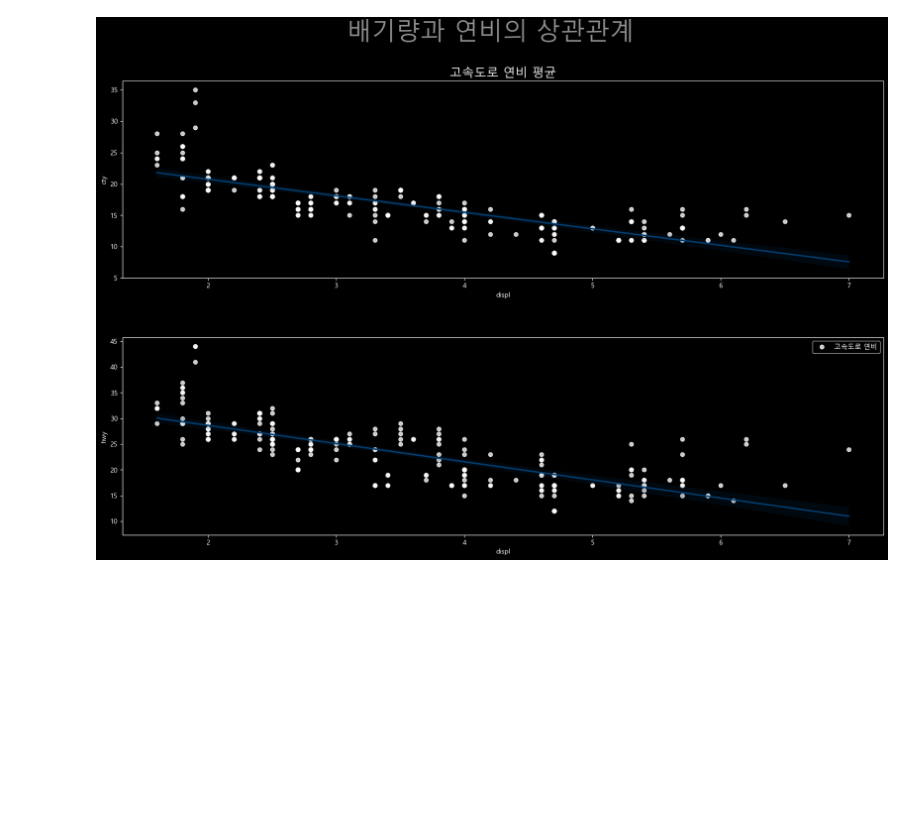
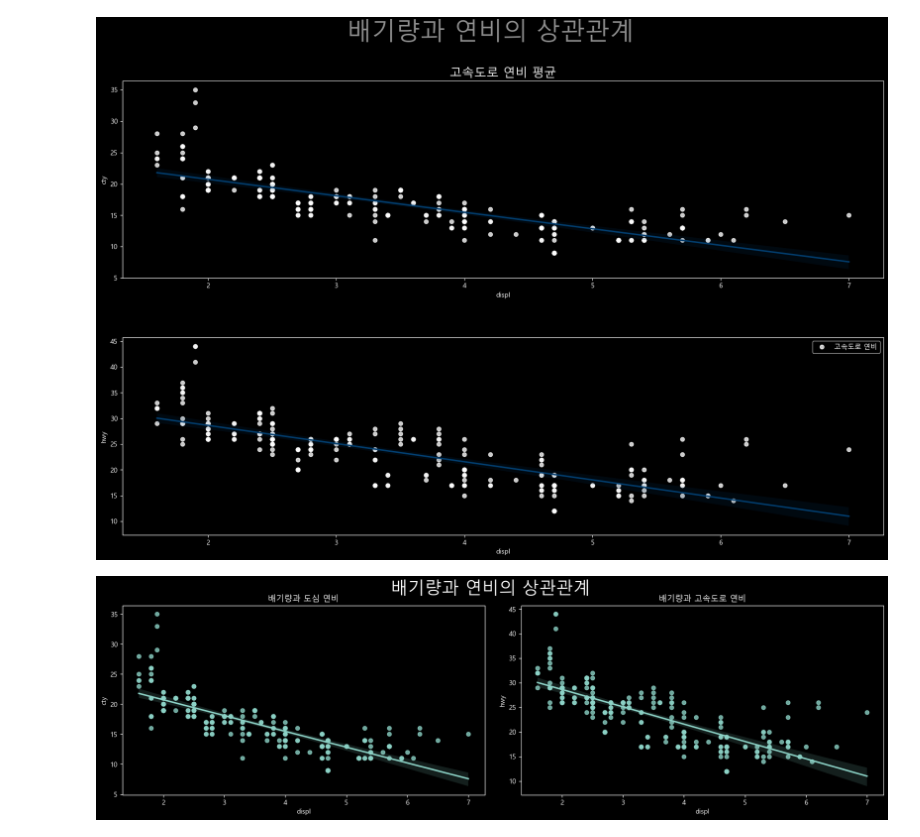
Before and after one commit to maker-lee/megait-data, a Jupyter notebook: D.탐색적_데이터_분석/01. 데이터 시각화/연습문제3.ipynb, the cells around one changed output. Saved outputs shown, nothing was run; the diff lists cells and outputs as text; code cells hidden in the pictures; blank space fills up the shorter version.

```diff
--- a/D.탐색적_데이터_분석/01. 데이터 시각화/연습문제3.ipynb
+++ b/D.탐색적_데이터_분석/01. 데이터 시각화/연습문제3.ipynb
@@ -61,10 +61,11 @@ plt.rcParams["font.size"] = 10
 plt.rcParams["figure.figsize"] = (10, 4)
 plt.rcParams["axes.unicode_minus"] = False
 # %%
+# 빈도그래프를 사용할 때는 카테고리화 시키는게 좋지만, 안해도 되긴 한다.
 car = read_excel("https://data.hossam.kr/D01/mpg.xlsx", index_col="id")
-
-# df = car.astype({"Survived": "category", "Pclass": "category", "Sex": "category",
-#                      "Cabin": "category", "Embarked": "category"})
-
-car.head()
+car = car.astype({'manufacturer': 'category', 'model': 'category', 'year': 'category',
+                    'cyl': 'category', 'trans': 'category', 'drv': 'category',
+                    'fl': 'category', 'class': 'category','cty':'int'})
+#car.head()
+car.dtypes
 # %% [output]
@@ -116,7 +148,8 @@ plt.close()
 # %%
-sb.barplot(data=car,x='drv',y='cty')
+plt.rcParams["figure.figsize"] = (10, 4)
+sb.barplot(data=car,x='drv',y='cty',estimator='mean') # 평균은 mean
 plt.title('자동차 구동 방식에 따른 도심 연비 평균')
-plt.xticks([0,1,2],['전륜구동','후륜구동','사륜구동'])
+plt.xticks([0,1,2],['4륜구동','전륜구동','후륜구동'])
 plt.show()
 plt.close()
 # %% [output]
@@ -160,3 +193,20 @@ plt.show()
 plt.close()
 # %% [output]
 [figure]
+# %%
+fig, (ax1, ax2) = plt.subplots(1, 2, figsize=(20, 5))
+
+fig.subplots_adjust(wspace=0.1)
+
+fig.suptitle('배기량과 연비의 상관관계', fontsize=25)
+
+sb.regplot(data=car, x='displ', y='cty', ax=ax1)
+sb.regplot(data=car, x='displ', y='hwy', ax=ax2)
+
+ax1.title.set_text("배기량과 도심 연비")
+ax2.title.set_text("배기량과 고속도로 연비")
+
+plt.show()
+plt.close()
+# %% [output]
+[figure, added]
```
Also changed, not shown: parts of 19 cells of this notebook, 4 other files.
